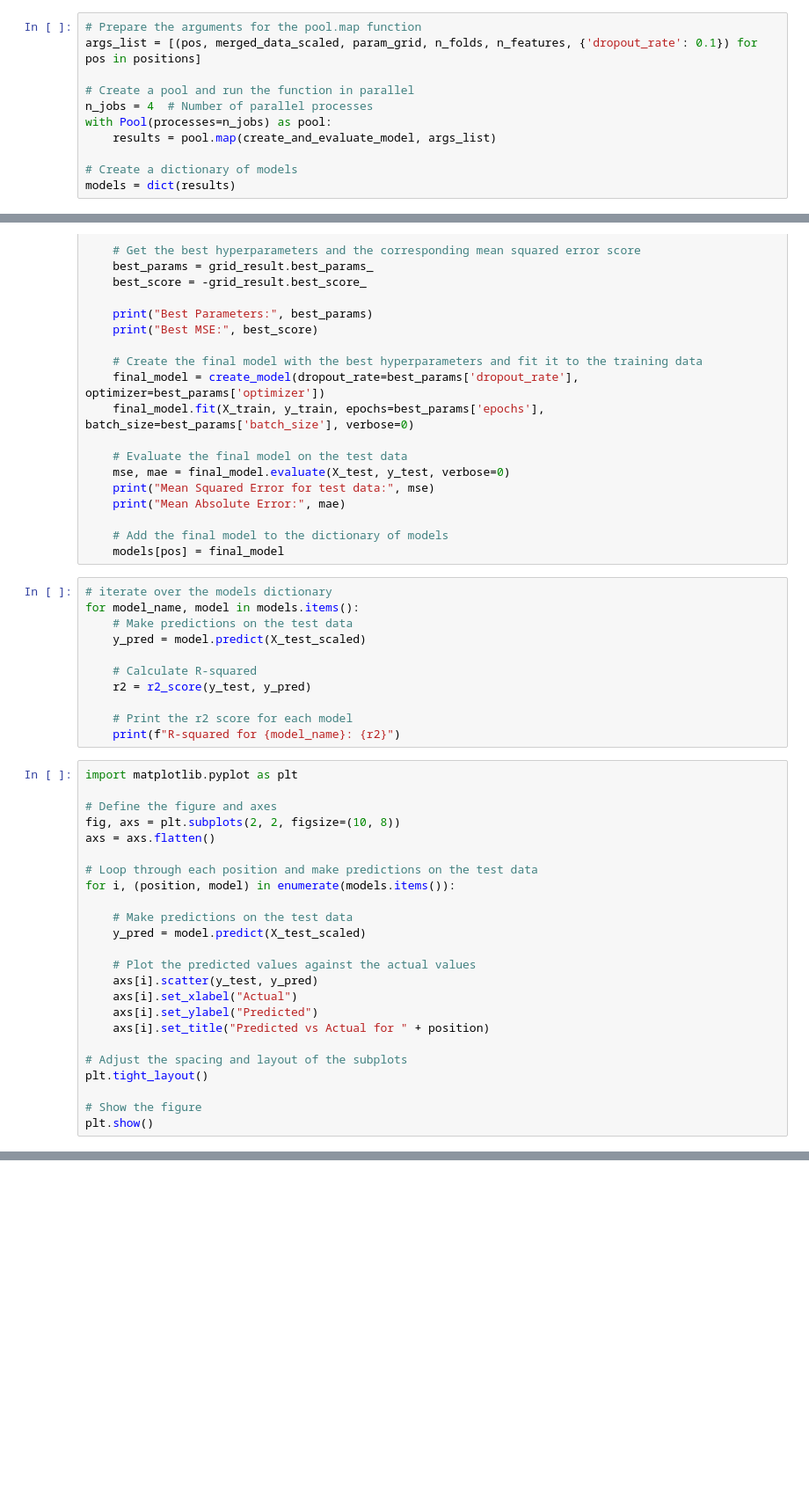
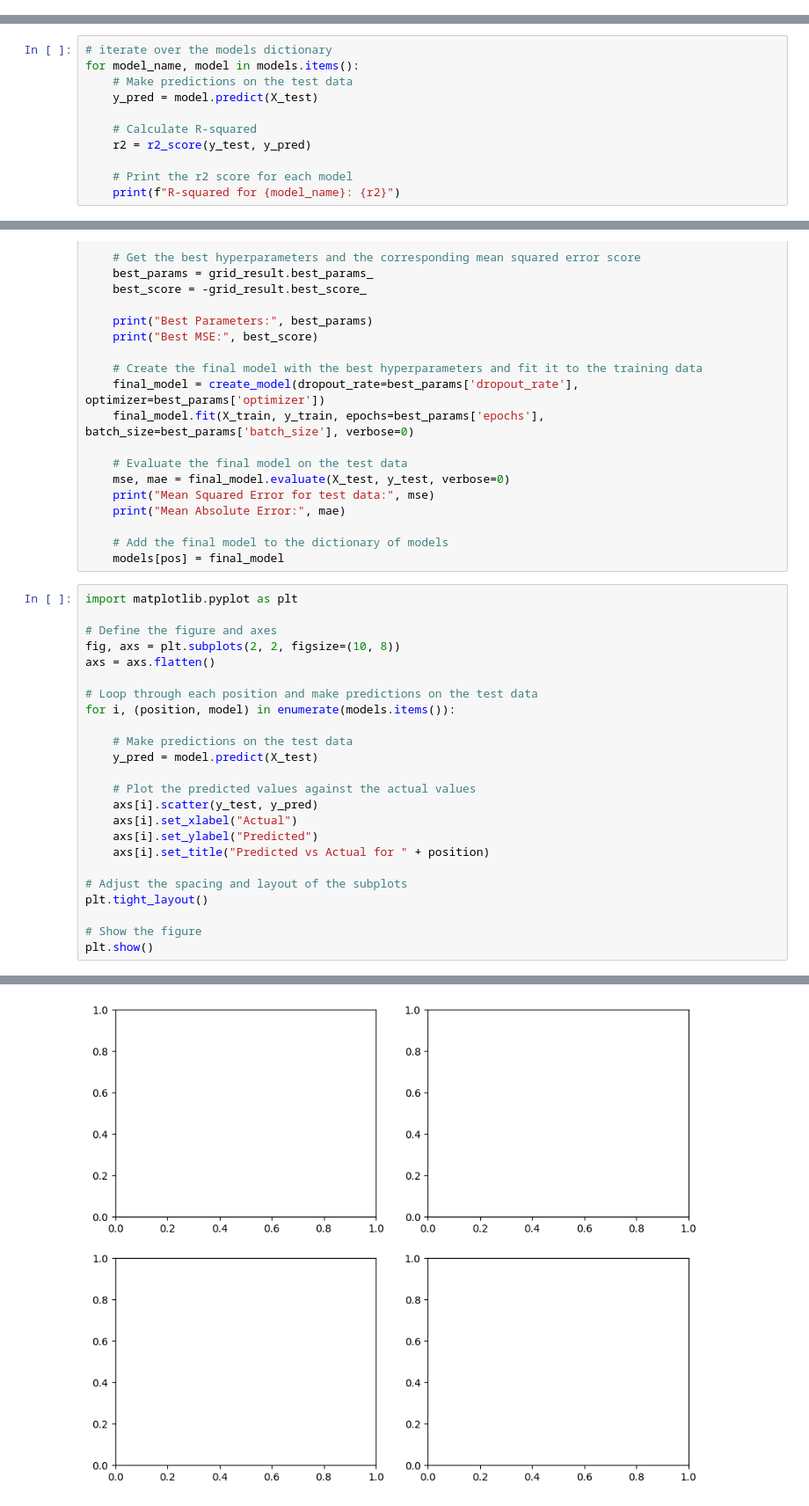
Before and after one commit to aleccwilliams810/Demo, a Jupyter notebook: FF_Neural_Network.ipynb, the cells around one changed output, grey strips where cells are left out. Shown at 88% size. Cells and saved outputs as stored; diff of their text form; blank space fills up the shorter version.

```diff
--- a/FF_Neural_Network.ipynb
+++ b/FF_Neural_Network.ipynb
@@ -74,11 +97,0 @@ models = dict(results)
-# %%
-# Prepare the arguments for the pool.map function
-args_list = [(pos, merged_data_scaled, param_grid, n_folds, n_features, {'dropout_rate': 0.1}) for pos in positions]
-
-# Create a pool and run the function in parallel
-n_jobs = 4  # Number of parallel processes
-with Pool(processes=n_jobs) as pool:
-    results = pool.map(create_and_evaluate_model, args_list)
-
-# Create a dictionary of models
-models = dict(results)
@@ -106,0 +98,11 @@ KeyboardInterrupt:
+# %%
+# iterate over the models dictionary
+for model_name, model in models.items():
+    # Make predictions on the test data
+    y_pred = model.predict(X_test)
+
+    # Calculate R-squared
+    r2 = r2_score(y_test, y_pred)
+
+    # Print the r2 score for each model
+    print(f"R-squared for {model_name}: {r2}")
@@ -179,17 +189,6 @@ for pos in positions:
 
     # Add the final model to the dictionary of models
     models[pos] = final_model
-# %%
-# iterate over the models dictionary
-for model_name, model in models.items():
-    # Make predictions on the test data
-    y_pred = model.predict(X_test_scaled)
-
-    # Calculate R-squared
-    r2 = r2_score(y_test, y_pred)
-
-    # Print the r2 score for each model
-    print(f"R-squared for {model_name}: {r2}")
 # %%
 import matplotlib.pyplot as plt
 
@@ -201,7 +200,7 @@ axs = axs.flatten()
 for i, (position, model) in enumerate(models.items()):
 
     # Make predictions on the test data
-    y_pred = model.predict(X_test_scaled)
+    y_pred = model.predict(X_test)
 
     # Plot the predicted values against the actual values
     axs[i].scatter(y_test, y_pred)
@@ -214,3 +213,4 @@ plt.tight_layout()
 
 # Show the figure
 plt.show()
+# %% [output]
@@ -216,0 +218 @@ plt.show()
+[figure, added]
```
Also changed, not shown: parts of 6 cells of this notebook, 1 other file.
